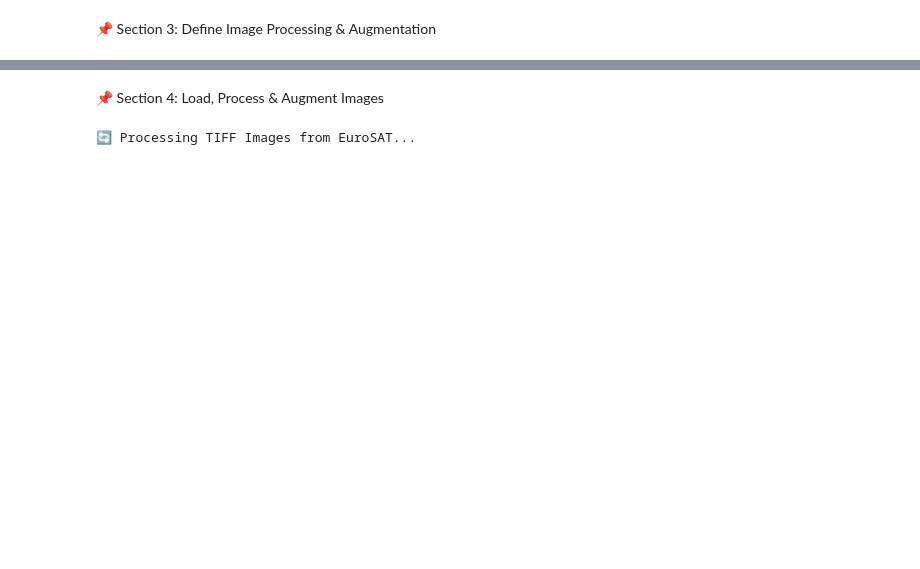
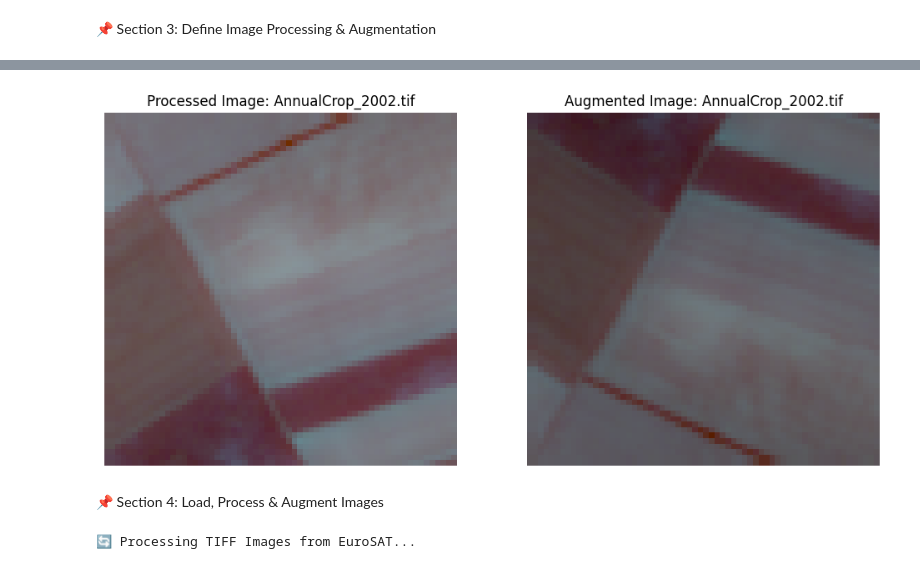
Before and after one commit to ahmed-hazem-1/DEPI-Project--Land-Type-Classification, a Jupyter notebook: 1st milestone/1st_Milestone.ipynb, the cells around one changed output, grey strips where cells are left out. Cells and saved outputs as stored; diff of their text form; code cells hidden in the pictures; blank space fills up the shorter version.

```diff
--- a/1st milestone/1st_Milestone.ipynb
+++ b/1st milestone/1st_Milestone.ipynb
@@ -187,3 +228,19 @@ augmentation = A.Compose([
+# %%
+# Apply augmentation
+augmented = augmentation(image=processed_image)["image"]
+
+plt.figure(figsize=(12, 6))
+plt.subplot(1, 2, 1)
+plt.imshow(processed_image[:, :, :3])
+plt.axis("off")
+plt.title(f"Processed Image: {sample_file}")
+plt.subplot(1, 2, 2)
+plt.imshow(augmented[:, :, :3])
+plt.axis("off")
+plt.title(f"Augmented Image: {sample_file}")
+plt.show()
+# %% [output]
+[figure, added]
 # %% [markdown]
 📌 Section 4: Load, Process & Augment Images
 # %%
```
Also changed, not shown: parts of 16 cells of this notebook.
